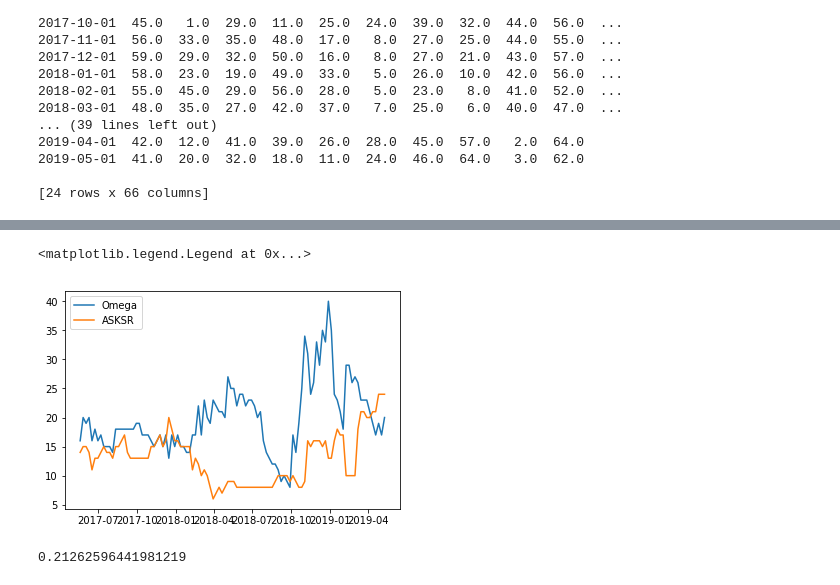
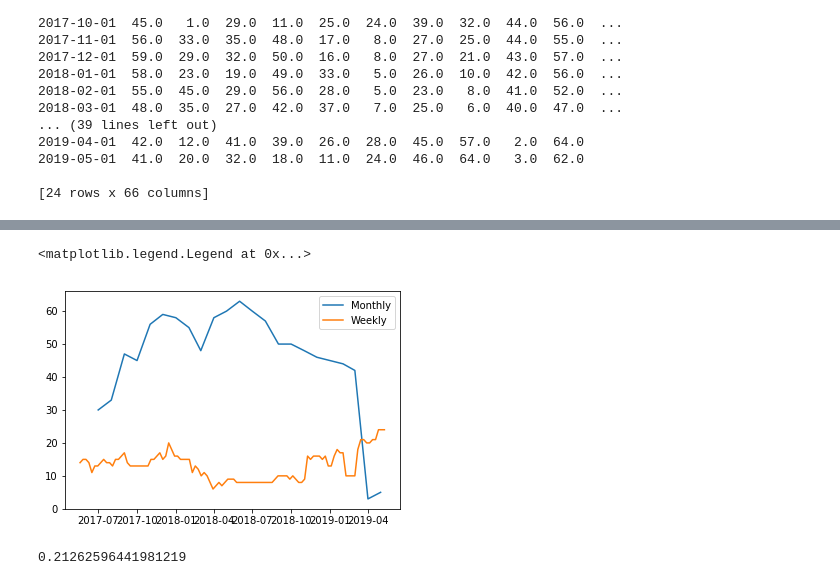
Before and after one commit to YiJun10565/Fintech, a Jupyter notebook: HW4/ETF Measurement and ranking.ipynb, the cells around one changed output, grey strips where cells are left out. Cells and saved outputs as stored; diff of their text form; code cells hidden in the pictures.

```diff
--- a/HW4/ETF Measurement and ranking.ipynb
+++ b/HW4/ETF Measurement and ranking.ipynb
@@ -579,9 +585,9 @@ Date                                                                    ...
 # %%
-plt.plot(mOmega_ranking_df.index,wOmega_ranking_df["XLB"],wASKSR_ranking_df.index,wASKSR_ranking_df["XLB"])
-plt.legend(labels = ['Omega', 'ASKSR'], loc = 'best')
+plt.plot(mASKSR_ranking_df.index,mASKSR_ranking_df["XLB"],wASKSR_ranking_df.index,wASKSR_ranking_df["XLB"])
+plt.legend(labels = ['Monthly', 'Weekly'], loc = 'best')
 # %% [output]
 <matplotlib.legend.Legend at 0x...>
-[figure, old version]
+[figure, new version]
 # %%
 mASKSR_ranking_df.XLB.corr(mOmega_ranking_df.XLB)
 # %% [output]
```
Also changed, not shown: parts of 1 cell of this notebook, 4 other files.
